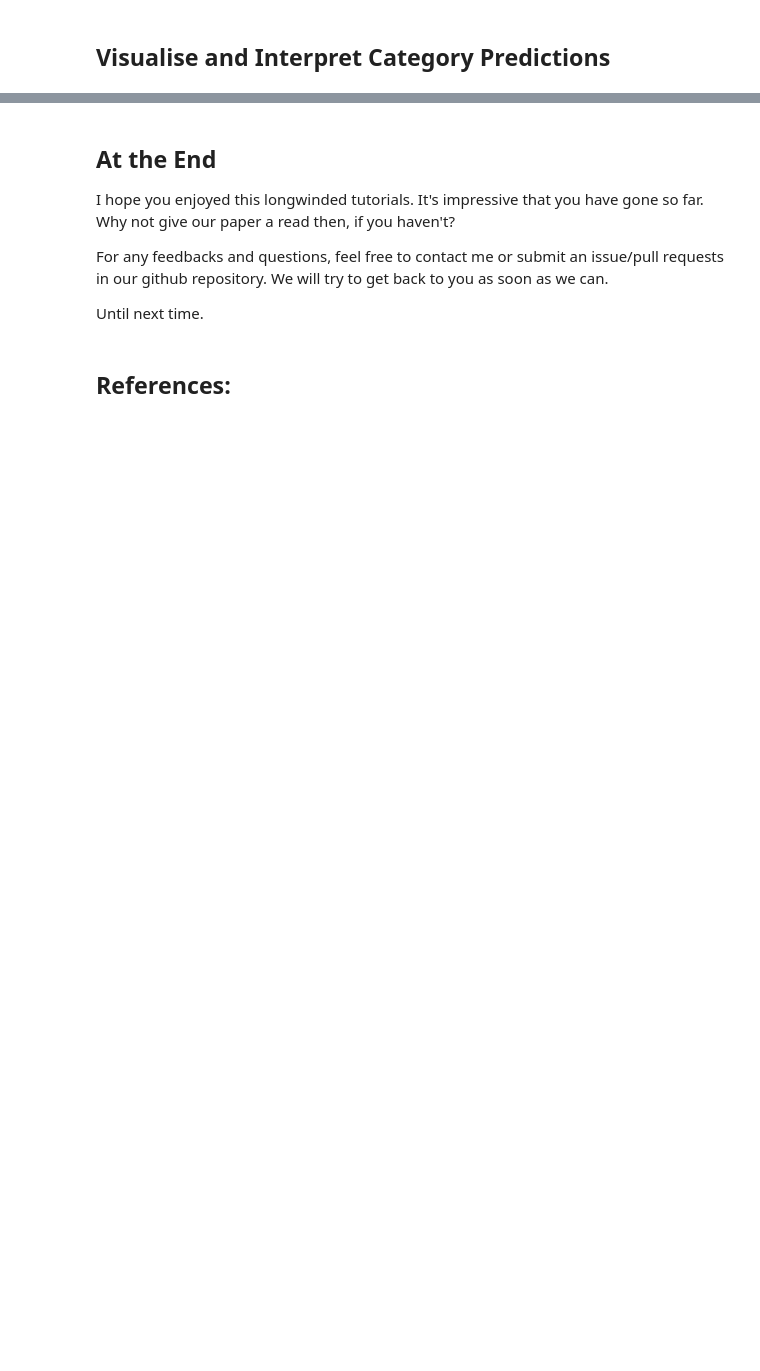
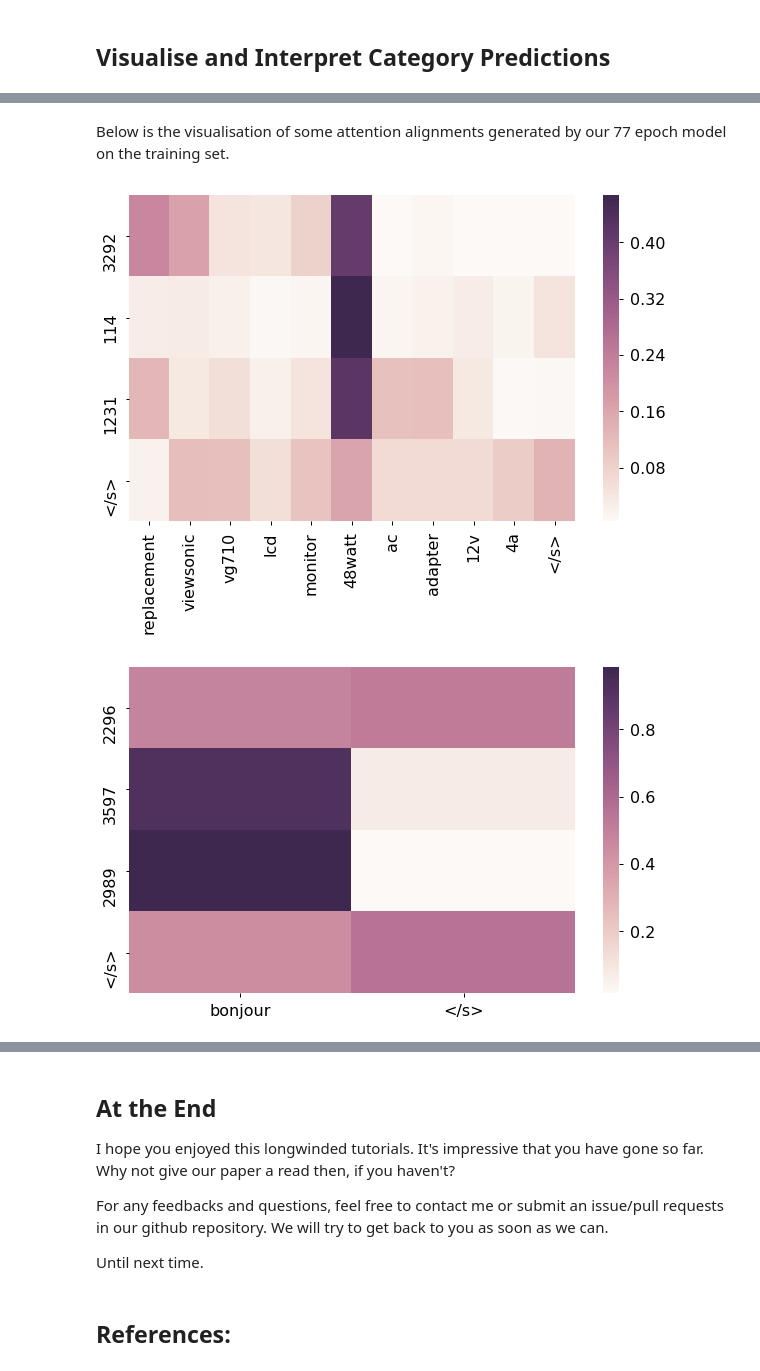
Before and after one commit to MaggieMeow/neko, a Jupyter notebook: Seq2Seq Product Categorization.ipynb, the cells around one changed output, grey strips where cells are left out. Saved outputs shown, nothing was run; the diff lists cells and outputs as text; code cells hidden in the pictures; blank space fills up the shorter version.

```diff
--- a/Seq2Seq Product Categorization.ipynb
+++ b/Seq2Seq Product Categorization.ipynb
@@ -798,0 +817,29 @@ Previous approaches to product categorization focused on mapping product informa
+# %% [markdown]
+Below is the visualisation of some attention alignments generated by our 77 epoch model on the training set.
+# %%
+submission_7 = []
+examples = [280, 77, 103642, 104590, 4688, 0, 2, 20]
+
+with open('example.attention', encoding='utf-8') as fin:
+    for i, sentence_attention in enumerate(per_section(fin)):
+        #Reading the headerline
+        headers = sentence_attention[0]
+        sent_id, trg_str, score, src_str, num_src_trg = headers.split(' ||| ')
+        sent_id, score = int(sent_id), float(score),
+        num_src, num_trg = map(int, num_src_trg.split())
+
+        trg = trg_str.split() + ['</s>']
+        src = xml_unescape(src_str).split() + ['</s>']
+        submission_7.append(trg_str)
+        matrix = np.array([list(map(float, row.split())) for row in sentence_attention[1:]])
+
+        plt.figure(figsize=(10,6))
+        sns.set_context("notebook", font_scale=1.6)
+        cmap = sns.cubehelix_palette(light=.98, dark=.2, as_cmap=True)
+        sns_plot = sns.heatmap(matrix, cmap=cmap, robust=True,
+                        xticklabels=src, yticklabels=trg)
+        fig = sns_plot.get_figure()
+        fig.savefig('attention_alignment_fig/'+str(i)+'.png', bbox_inches='tight')
+# %% [output]
+[figure, added]
+[figure, added]
```
Also changed, not shown: parts of 15 cells of this notebook, 9 other files.
